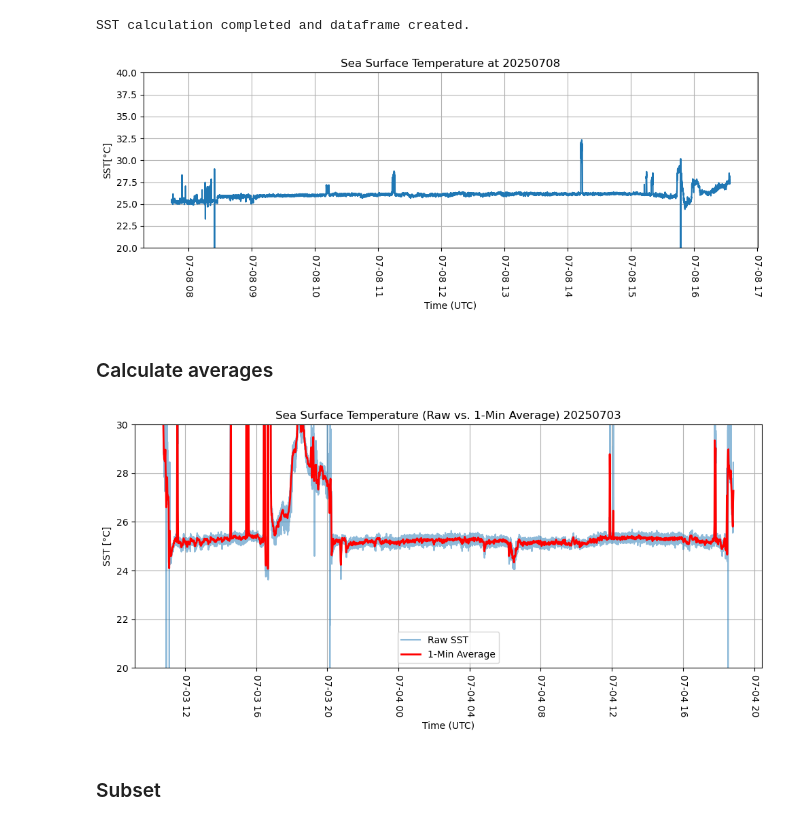
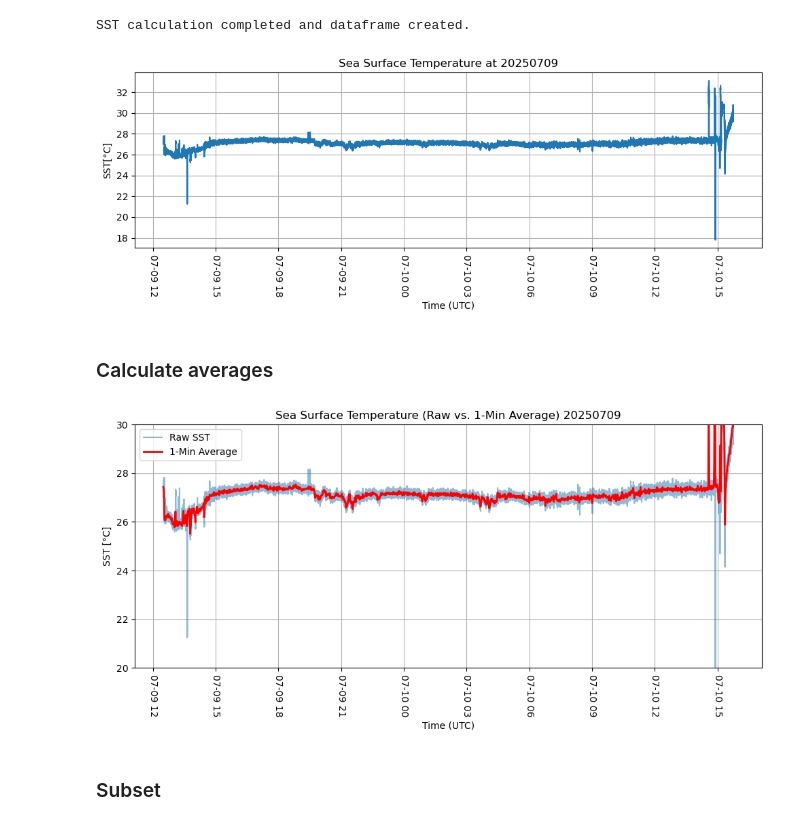
Before and after one commit to maibrittbergh/SST_RS_Meteor_2025, a Jupyter notebook: Infrared_cameras/postproc/postproc.ipynb, the cells around one changed output. Cells and saved outputs as stored; diff of their text form; code cells hidden in the pictures.

Commit message:
Added data from IR cameras from last stations, calculated some SST and changed the code to detect automatically the station date based on station number

```diff
--- a/Infrared_cameras/postproc/postproc.ipynb
+++ b/Infrared_cameras/postproc/postproc.ipynb
@@ -9,37 +9,44 @@ from pathlib import Path
 import os
 # %%
 # === SETTINGS ===
-date_str = "20250709" # Date in YYYYMMDD format
-ID = "A6"             # Station ID
-action_number = "17"  # 17 for Halobates
-
+ID = "A8"  # Station ID
 
 # === File Paths ===
-
 dir_path = Path.cwd()  # current working directory
 print("Current working directory:", dir_path)
 
 # Data directory
 data_dir = dir_path.parent / "data"
 
+# Automatically find the latest (or only) file for the given station
+water_files = sorted(data_dir.glob(f"*{ID}_17_IR_Water.csv"))
+
+# Sky file pattern: from A9 on, filenames have "_defect" before ".csv"
+# Extract the numeric part after 'A' and compare as integer
+station_num = int(ID[1:])
+if station_num >= 9:
+    sky_files = sorted(data_dir.glob(f"*{ID}_17_IR_Sky_defect.csv"))
+else:
+    sky_files = sorted(data_dir.glob(f"*{ID}_17_IR_Sky.csv"))
+
+if not water_files or not sky_files:
+    raise FileNotFoundError(f"No files found for station {ID} in {data_dir}")
+
+# Use the only matching file
+water_file = water_files[0]
+sky_file = sky_files[0]
+
+# Extract date string from filename
+date_str = water_file.name.split(f"{ID}_17")[0].rstrip("_")
 
 # Output path for the raw SST temperature
-out_dir = dir_path / "raw"
-sst_output_file = out_dir / f"{date_str}_{ID}_{action_number}_IR_SST.csv"
-
-# Water and sky input files
-water_file = data_dir / f"{date_str}_{ID}_{action_number}_IR_Water.csv"
-sky_file = data_dir / f"{date_str}_{ID}_{action_number}_IR_Sky.csv"
+sst_output_file = out_dir / f"{date_str}_{ID}_17_IR_SST.csv"
 
 # Output path for the averaged SST temperature
-out_dir_avg = dir_path / "1min"
-sst_avg_file = out_dir_avg / f"{date_str}_{ID}_{action_number}_IR_SST_1min.csv"
-
+sst_avg_file = out_dir_avg / f"{date_str}_{ID}_17_IR_SST_1min.csv"
 
 # Radiances before correction
-out_dir_rad = dir_path / "uncorrected_radiances"
-rad_out= out_dir_rad / f"{date_str}_{ID}_{action_number}_IR_radiance.csv"
-
+rad_out = out_dir_rad / f"{date_str}_{ID}_17_IR_radiance.csv"
 
 # === Debug output (optional) ===
 print("Data directory:", data_dir)
@@ -47,6 +54,7 @@ print("Water file:", water_file)
 print("Sky file:", sky_file)
 print("Raw SST output file:", sst_output_file)
 print("Averaged SST output file:", sst_avg_file)
+print("\nDate of station:", date_str)
 # %% [output]
 Current working directory: c:\Users\ludog\Nextcloud\CLEWS\work\METEOR\IR Camera\github\Infrared_cameras\postproc
 Data directory: c:\Users\ludog\Nextcloud\CLEWS\work\METEOR\IR Camera\github\Infrared_cameras\data
@@ -367,22 +392,22 @@ df_rad.to_csv(rad_out, index=False)
 # %%
 # === Plot ===
 plt.figure(figsize=(10, 4))
 plt.plot(df_sst["Time"], df_sst["SST (°C)"], label="SST")
 
 plt.xlabel("Time (UTC)")
 plt.ylabel("SST[°C]")
 
-plt.ylim(20, 40)
+#plt.ylim(20, 30)
 
 plt.xticks(rotation=-90)
 plt.title(f"Sea Surface Temperature at {date_str}")
 plt.grid(True)
 #plt.legend()
 plt.tight_layout()
 
 plt.show()
 # %% [output]
-[figure, old version]
+[figure, new version]
 # %% [markdown]
 ### Calculate averages
 # %%
@@ -414,7 +439,7 @@ plt.grid(True)
 plt.tight_layout()
 plt.show()
 # %% [output]
-[figure, old version]
+[figure, new version]
 # %% [markdown]
 ### Subset
 # %%
```
Also changed, not shown: parts of 3 cells of this notebook, 8 other files.
